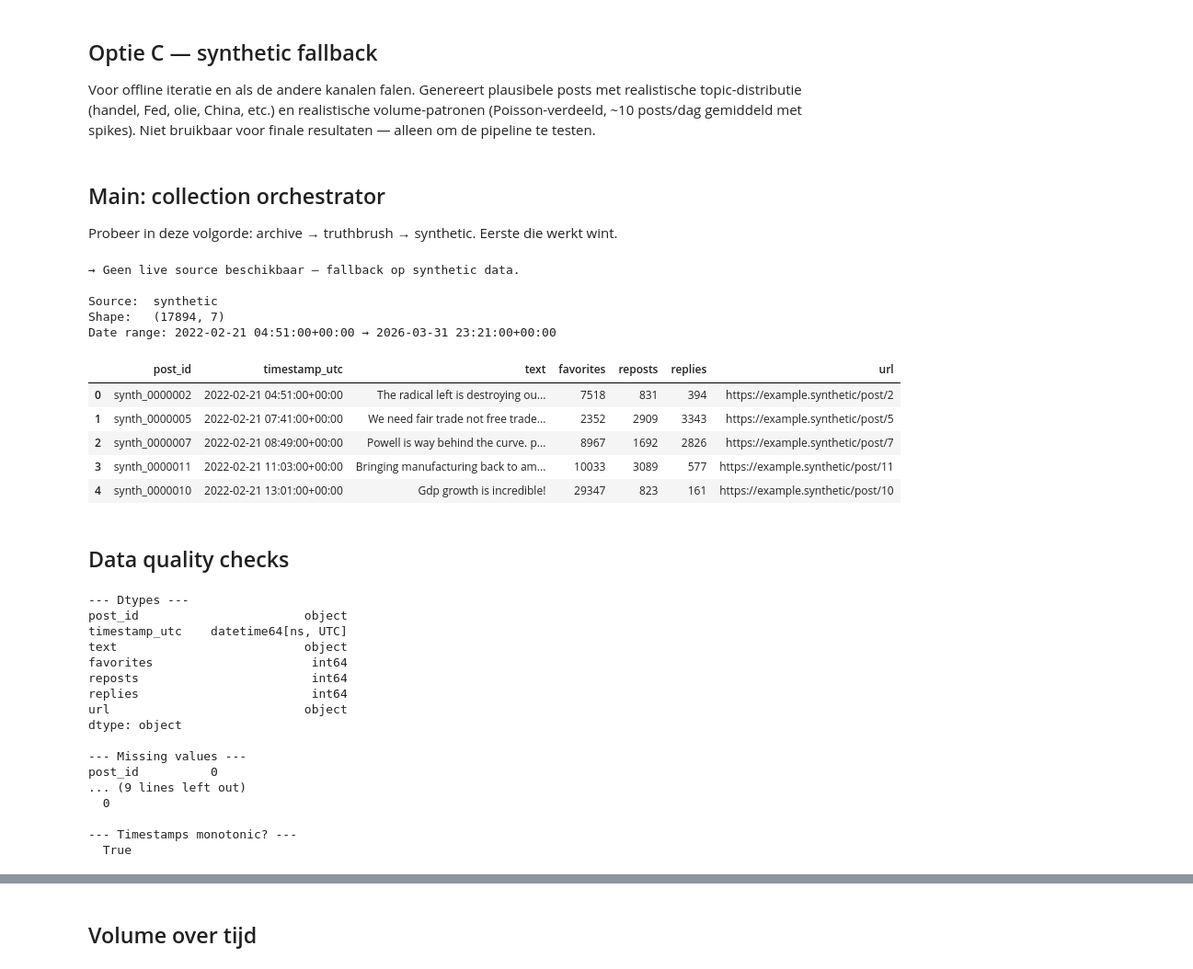
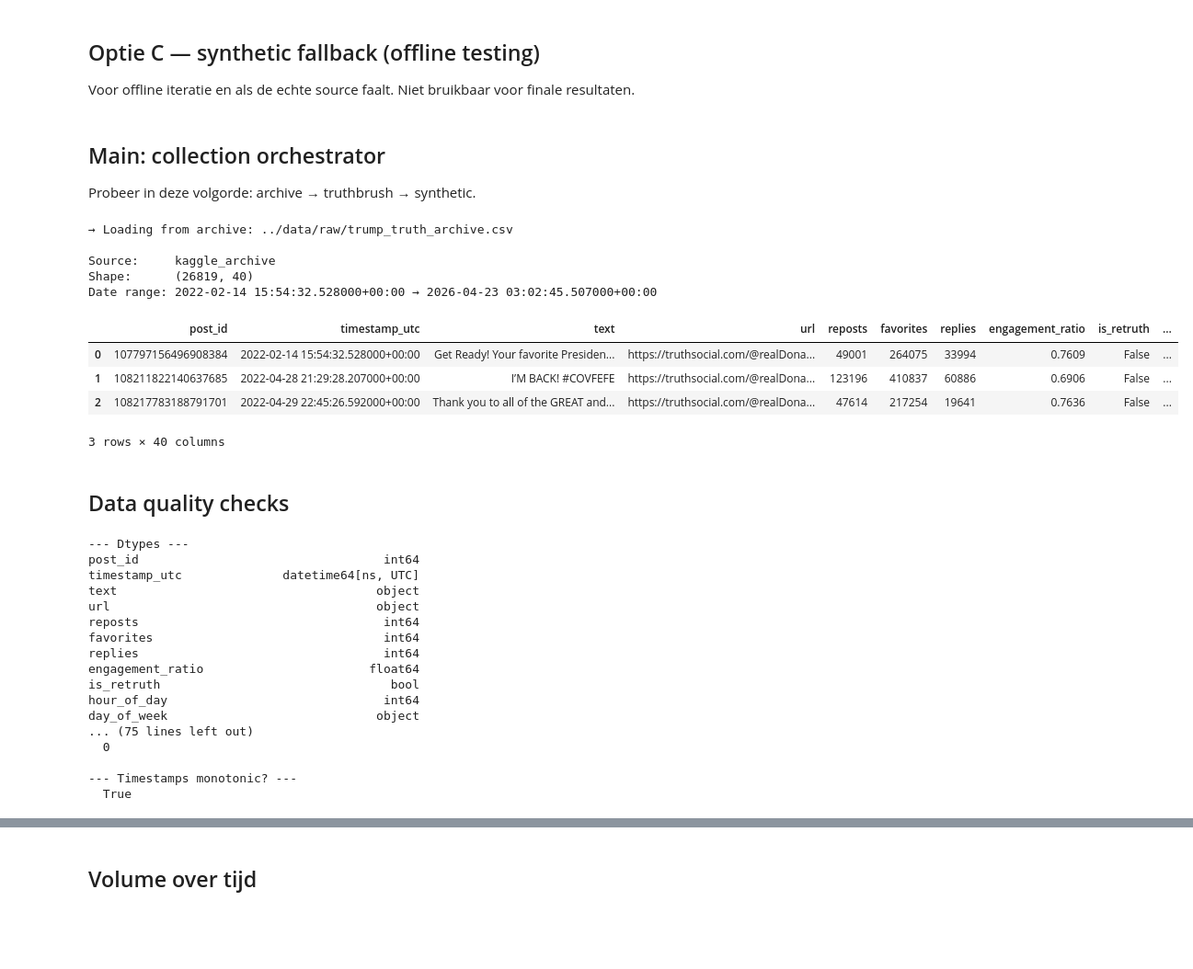
Before and after one commit to QuintenFritz/truthsocial-marketimpact, a Jupyter notebook: notebooks/01_data_collection.ipynb, the cells around one changed output, grey strips where cells are left out. Shown at 92% size. Cells and saved outputs as stored; diff of their text form; code cells hidden in the pictures; blank space fills up the shorter version.

Commit message:
snapshot: market prediction analysis v1 — full pipeline + ftfy fix

```diff
--- a/notebooks/01_data_collection.ipynb
+++ b/notebooks/01_data_collection.ipynb
@@ -138,9 +78,6 @@ def fetch_posts_archive(path: str | Path) -> pd.DataFrame:
 # %% [markdown]
-## Optie C — synthetic fallback
+## Optie C — synthetic fallback (offline testing)
 
-Voor offline iteratie en als de andere kanalen falen. Genereert plausibele
-posts met realistische topic-distributie (handel, Fed, olie, China, etc.) en
-realistische volume-patronen (Poisson-verdeeld, ~10 posts/dag gemiddeld met
-spikes). Niet bruikbaar voor finale resultaten — alleen om de pipeline te testen.
+Voor offline iteratie en als de echte source faalt. Niet bruikbaar voor finale resultaten.
 # %%
 TOPIC_VOCAB = {
@@ -231,57 +121,54 @@ def synthesize_posts(
 # %% [markdown]
 ## Main: collection orchestrator
 
-Probeer in deze volgorde: archive → truthbrush → synthetic. Eerste die werkt wint.
+Probeer in deze volgorde: archive → truthbrush → synthetic.
 # %%
-ARCHIVE_PATH = Path("../data/raw/trump_truth_archive.csv")  # download dit zelf eerst
+ARCHIVE_PATH = Path("../data/raw/trump_truth_archive.csv")
 
 
 def collect() -> pd.DataFrame:
-    # Optie B: lokale archive
-    if ARCHIVE_PATH.exists():
+    if ARCHIVE_PATH.exists() and ARCHIVE_PATH.stat().st_size > 1000:
         print(f"→ Loading from archive: {ARCHIVE_PATH}")
-        return fetch_posts_archive(ARCHIVE_PATH)
+        df = fetch_posts_archive(ARCHIVE_PATH)
+        df.attrs["source"] = "kaggle_archive"
+        return df
 
-    # Optie A: truthbrush live
     if os.getenv("TRUTHSOCIAL_USERNAME") and os.getenv("TRUTHSOCIAL_PASSWORD"):
         try:
             print("→ Fetching live via truthbrush…")
             df = fetch_posts_truthbrush()
             df.attrs["source"] = "truthbrush"
             return df
         except Exception as e:
             print(f"!!! truthbrush failed: {type(e).__name__}: {e}")
 
-    # Optie C: synthetic fallback
     print("→ Geen live source beschikbaar — fallback op synthetic data.")
     return synthesize_posts()
 
 
 posts = collect()
-print(f"\nSource:  {posts.attrs.get('source', 'unknown')}")
-print(f"Shape:   {posts.shape}")
+print(f"\nSource:     {posts.attrs.get('source', 'unknown')}")
+print(f"Shape:      {posts.shape}")
 print(f"Date range: {posts['timestamp_utc'].min()} → {posts['timestamp_utc'].max()}")
-posts.head()
+posts.head(3)
 # %% [output]
-→ Geen live source beschikbaar — fallback op synthetic data.
+→ Loading from archive: ../data/raw/trump_truth_archive.csv
 
-Source:  synthetic
-Shape:   (17894, 7)
-Date range: 2022-02-21 04:51:00+00:00 → 2026-03-31 23:21:00+00:00
+Source:     kaggle_archive
+Shape:      (26819, 40)
+Date range: 2022-02-14 15:54:32.528000+00:00 → 2026-04-23 03:02:45.507000+00:00
-|  | post_id | timestamp_utc | text | favorites | reposts | replies | url |
-| 0 | synth_0000002 | 2022-02-21 04:51:00+00:00 | The radical left is destroying ou... | 7518 | 831 | 394 | https://example.synthetic/post/2 |
-| 1 | synth_0000005 | 2022-02-21 07:41:00+00:00 | We need fair trade not free trade... | 2352 | 2909 | 3343 | https://example.synthetic/post/5 |
-| 2 | synth_0000007 | 2022-02-21 08:49:00+00:00 | Powell is way behind the curve. p... | 8967 | 1692 | 2826 | https://example.synthetic/post/7 |
-| 3 | synth_0000011 | 2022-02-21 11:03:00+00:00 | Bringing manufacturing back to am... | 10033 | 3089 | 577 | https://example.synthetic/post/11 |
-| 4 | synth_0000010 | 2022-02-21 13:01:00+00:00 | Gdp growth is incredible! | 29347 | 823 | 161 | https://example.synthetic/post/10 |
+|  | post_id | timestamp_utc | text | url | reposts | favorites | replies | engagement_ratio | is_retruth | ... |
+| 0 | 107797156496908384 | 2022-02-14 15:54:32.528000+00:00 | Get Ready! Your favorite Presiden... | https://truthsocial.com/@realDona... | 49001 | 264075 | 33994 | 0.7609 | False | ... |
+| 1 | 108211822140637685 | 2022-04-28 21:29:28.207000+00:00 | I’M BACK! #COVFEFE | https://truthsocial.com/@realDona... | 123196 | 410837 | 60886 | 0.6906 | False | ... |
+| 2 | 108217783188791701 | 2022-04-29 22:45:26.592000+00:00 | Thank you to all of the GREAT and... | https://truthsocial.com/@realDona... | 47614 | 217254 | 19641 | 0.7636 | False | ... |
+3 rows × 40 columns
 # %% [markdown]
 ## Data quality checks
 # %%
-# Schema overview
 print("--- Dtypes ---")
 print(posts.dtypes)
 print()
-print("--- Missing values ---")
+print("--- Missing values per kolom ---")
 print(posts.isna().sum())
 print()
 print("--- Duplicate post_ids ---")
@@ -291,18 +178,18 @@ print("--- Timestamps monotonic? ---")
 print(f"  {posts['timestamp_utc'].is_monotonic_increasing}")
 # %% [output]
 --- Dtypes ---
-post_id                       object
-timestamp_utc    datetime64[ns, UTC]
-text                          object
-favorites                      int64
-reposts                        int64
-replies                        int64
-url                           object
-dtype: object
-
---- Missing values ---
-post_id          0
-... (9 lines left out)
+post_id                                  int64
+timestamp_utc              datetime64[ns, UTC]
+text                                    object
+url                                     object
+reposts                                  int64
+favorites                                int64
+replies                                  int64
+engagement_ratio                       float64
+is_retruth                                bool
+hour_of_day                              int64
+day_of_week                             object
+... (75 lines left out)
   0
 
 --- Timestamps monotonic? ---
```
Also changed, not shown: parts of 14 cells of this notebook, 7 other files.
